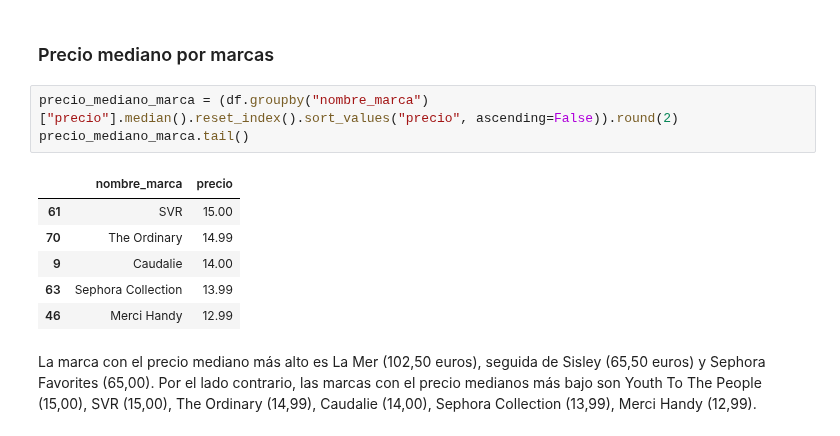
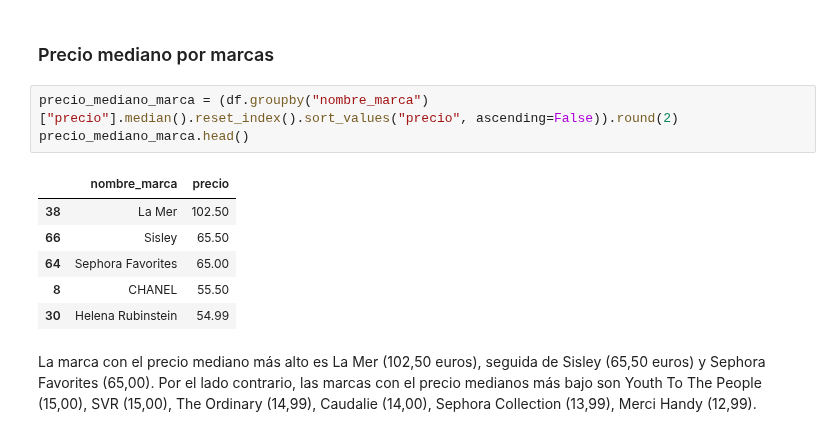
Before and after one commit to raquelscv/proyecto_final_sephora, a Jupyter notebook: eda.ipynb, the cells around one changed output. Drawn from its saved outputs; the diff is of its cells as text.

```diff
--- a/eda.ipynb
+++ b/eda.ipynb
@@ -420,14 +499,14 @@ np.float64(2.0)
 ### Precio mediano por marcas
 # %%
 precio_mediano_marca = (df.groupby("nombre_marca")["precio"].median().reset_index().sort_values("precio", ascending=False)).round(2)
-precio_mediano_marca.tail()
+precio_mediano_marca.head()
 # %% [output]
 |  | nombre_marca | precio |
-| 61 | SVR | 15.00 |
-| 70 | The Ordinary | 14.99 |
-| 9 | Caudalie | 14.00 |
-| 63 | Sephora Collection | 13.99 |
-| 46 | Merci Handy | 12.99 |
+| 38 | La Mer | 102.50 |
+| 66 | Sisley | 65.50 |
+| 64 | Sephora Favorites | 65.00 |
+| 8 | CHANEL | 55.50 |
+| 30 | Helena Rubinstein | 54.99 |
 # %% [markdown]
 La marca con el precio mediano más alto es La Mer (102,50 euros), seguida de Sisley (65,50 euros) y Sephora Favorites (65,00). Por el lado contrario, las marcas con el precio medianos más bajo son Youth To The People (15,00), SVR (15,00), The Ordinary (14,99), Caudalie (14,00), Sephora Collection (13,99), Merci Handy (12,99).
 # %%
```
Also changed, not shown: parts of 49 cells of this notebook.
